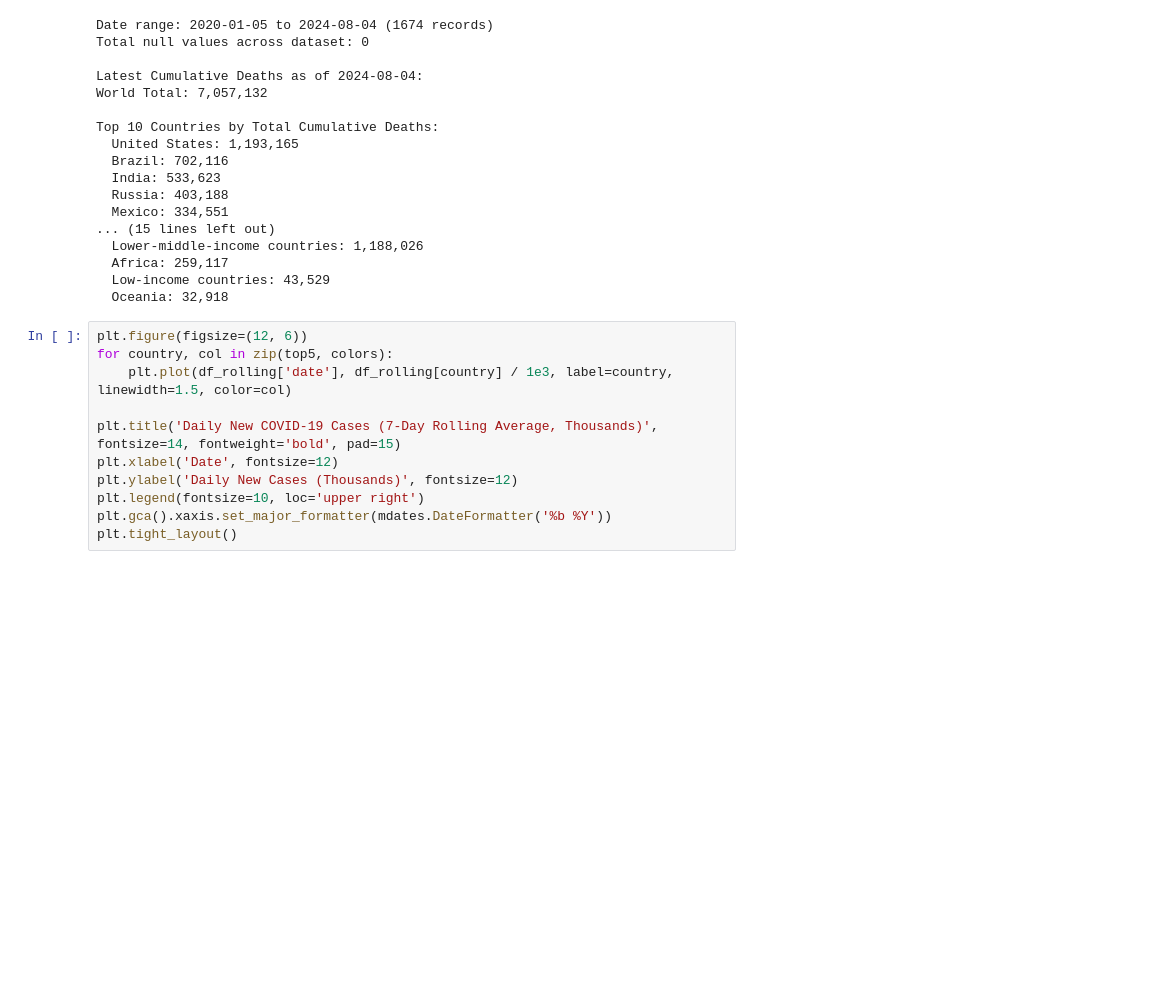
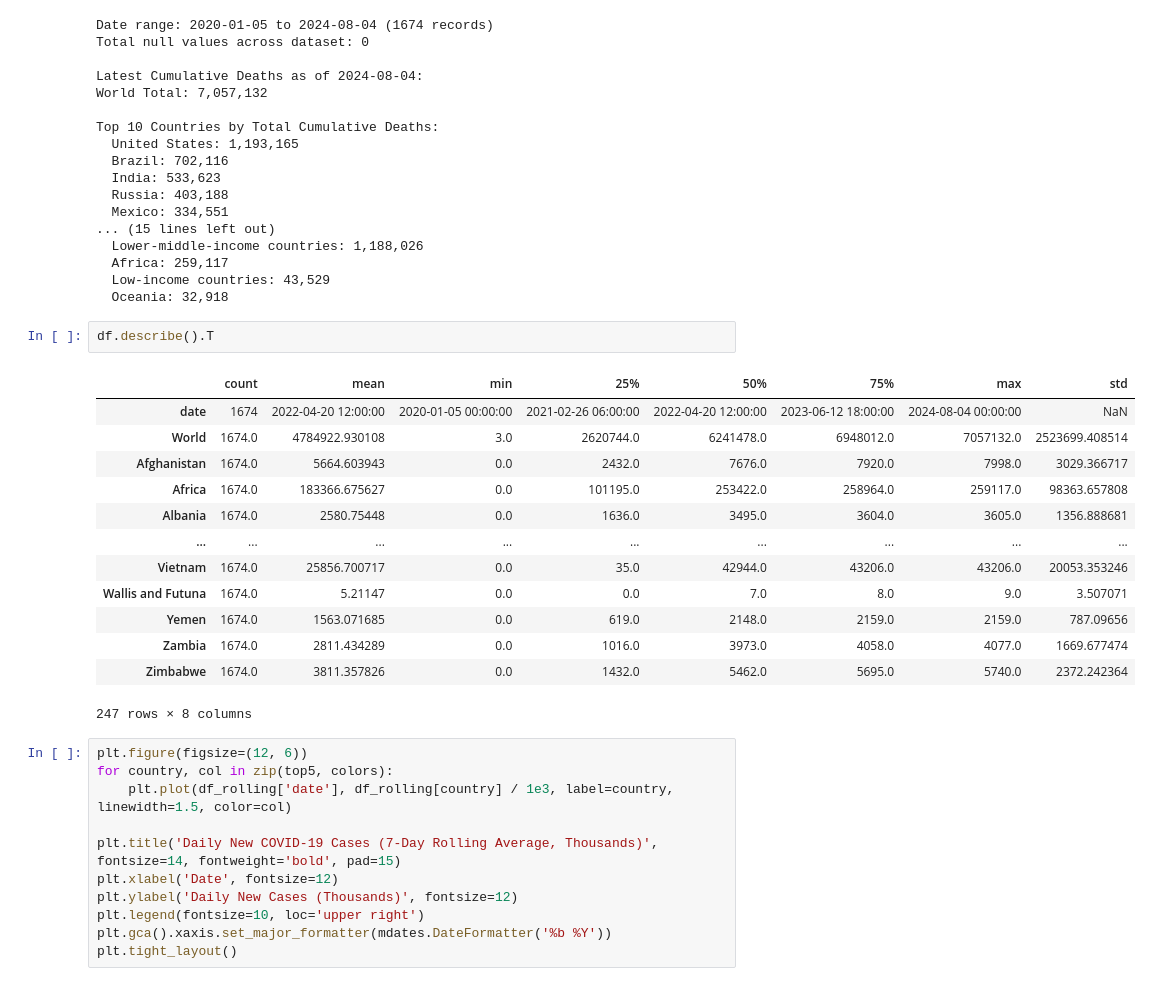
Before and after one commit to troyc03/tchin-covid-sir-model, a Jupyter notebook: notebooks/exploratory_data_analysis-1.ipynb, the cells around one changed output. Cells and saved outputs as stored; diff of their text form; blank space fills up the shorter version.

```diff
--- a/notebooks/exploratory_data_analysis-1.ipynb
+++ b/notebooks/exploratory_data_analysis-1.ipynb
@@ -78,6 +78,22 @@ Top 10 Countries by Total Cumulative Deaths:
   Africa: 259,117
   Low-income countries: 43,529
   Oceania: 32,918
+# %%
+df.describe().T
+# %% [output]
+|  | count | mean | min | 25% | 50% | 75% | max | std |
+| date | 1674 | 2022-04-20 12:00:00 | 2020-01-05 00:00:00 | 2021-02-26 06:00:00 | 2022-04-20 12:00:00 | 2023-06-12 18:00:00 | 2024-08-04 00:00:00 | NaN |
+| World | 1674.0 | 4784922.930108 | 3.0 | 2620744.0 | 6241478.0 | 6948012.0 | 7057132.0 | 2523699.408514 |
+| Afghanistan | 1674.0 | 5664.603943 | 0.0 | 2432.0 | 7676.0 | 7920.0 | 7998.0 | 3029.366717 |
+| Africa | 1674.0 | 183366.675627 | 0.0 | 101195.0 | 253422.0 | 258964.0 | 259117.0 | 98363.657808 |
+| Albania | 1674.0 | 2580.75448 | 0.0 | 1636.0 | 3495.0 | 3604.0 | 3605.0 | 1356.888681 |
+| ... | ... | ... | ... | ... | ... | ... | ... | ... |
+| Vietnam | 1674.0 | 25856.700717 | 0.0 | 35.0 | 42944.0 | 43206.0 | 43206.0 | 20053.353246 |
+| Wallis and Futuna | 1674.0 | 5.21147 | 0.0 | 0.0 | 7.0 | 8.0 | 9.0 | 3.507071 |
+| Yemen | 1674.0 | 1563.071685 | 0.0 | 619.0 | 2148.0 | 2159.0 | 2159.0 | 787.09656 |
+| Zambia | 1674.0 | 2811.434289 | 0.0 | 1016.0 | 3973.0 | 4058.0 | 4077.0 | 1669.677474 |
+| Zimbabwe | 1674.0 | 3811.357826 | 0.0 | 1432.0 | 5462.0 | 5695.0 | 5740.0 | 2372.242364 |
+247 rows × 8 columns
 # %%
 plt.figure(figsize=(12, 6))
 for country, col in zip(top5, colors):
```
